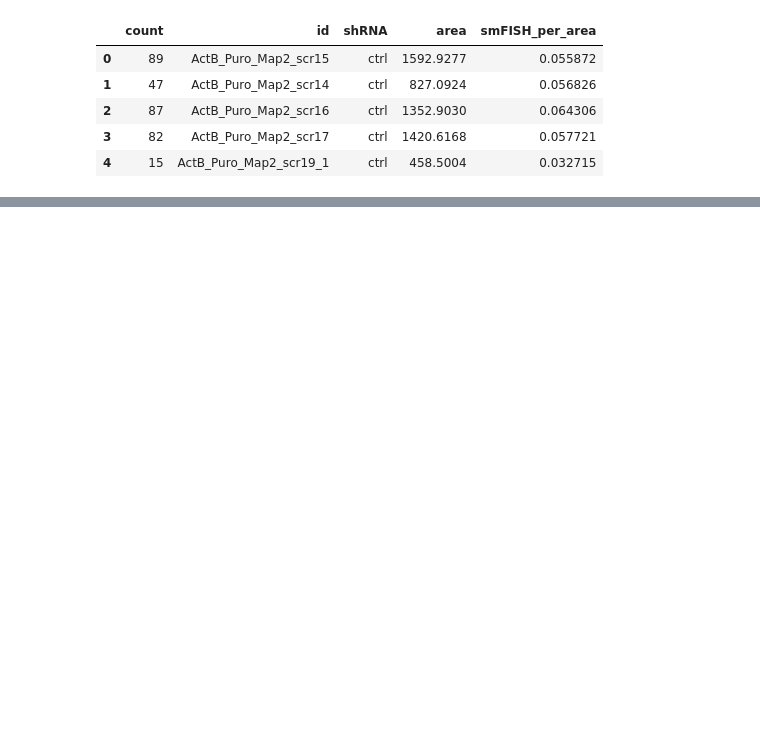
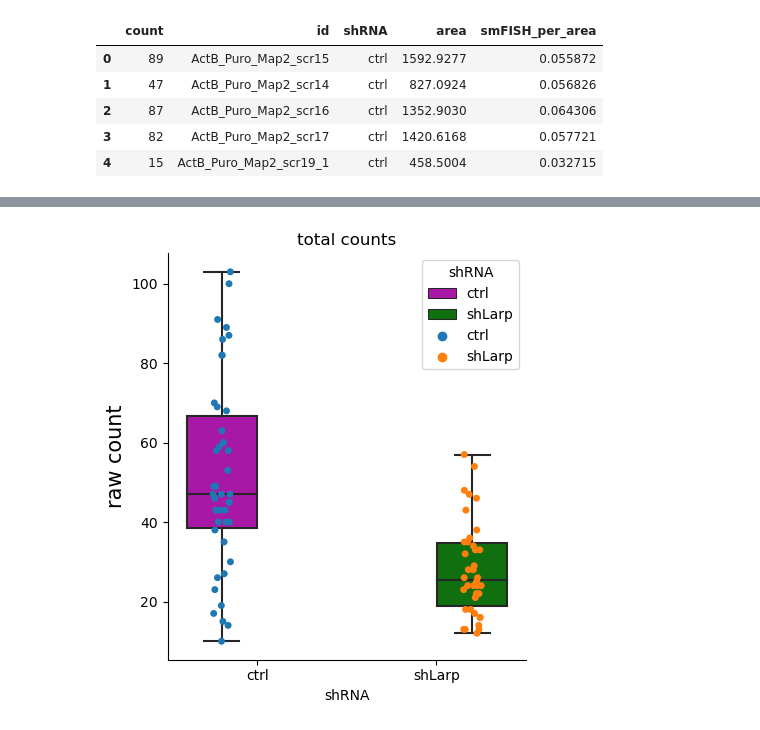
Before and after one commit to LauraBreimann/neuron_Puro-PLA_quantification, a Jupyter notebook: scripts/Plot_Puro-PLA_values.ipynb, the cells around one changed output, grey strips where cells are left out. Saved outputs shown, nothing was run; the diff lists cells and outputs as text; code cells hidden in the pictures; blank space fills up the shorter version.

```diff
--- a/scripts/Plot_Puro-PLA_values.ipynb
+++ b/scripts/Plot_Puro-PLA_values.ipynb
@@ -75,0 +108,32 @@ t-statistic of [0.00885028 0.02003837 0.0206752  0.02197311 0.03271535 0.0337902
+# %%
+sns.reset_defaults()
+
+# Create figure instance
+fig, ax = plt.subplots(figsize=(4.5, 5))
+
+
+#removing top and right borders
+ax.spines['top'].set_visible(False)
+ax.spines['right'].set_visible(False)
+
+
+# Add boxplot
+sns.boxplot(x=df['shRNA'],y=df['count'],
+hue=df['shRNA'], palette=["m", "g"])
+
+
+sns.stripplot(x=df['shRNA'],y=df['count'], hue=df['shRNA'], dodge=True)
+
+plt.ylabel('raw count', fontsize=15)
+plt.title('total counts')
+#plt.ylim(0.8, 1)
+#plt.xlim(-0.1,1.7)
+plt.xticks(fontsize=10)
+
+
+#  Show and save the figure
+plt.tight_layout()
+plt.savefig('counts.png', dpi=300)
+plt.show()
+# %% [output]
+[figure, added]
```
Also changed, not shown: parts of 3 cells of this notebook, 1 other file.
